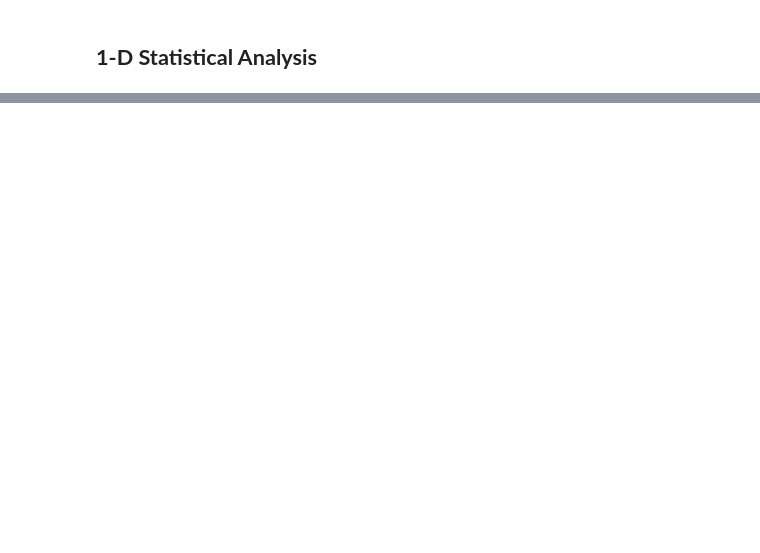
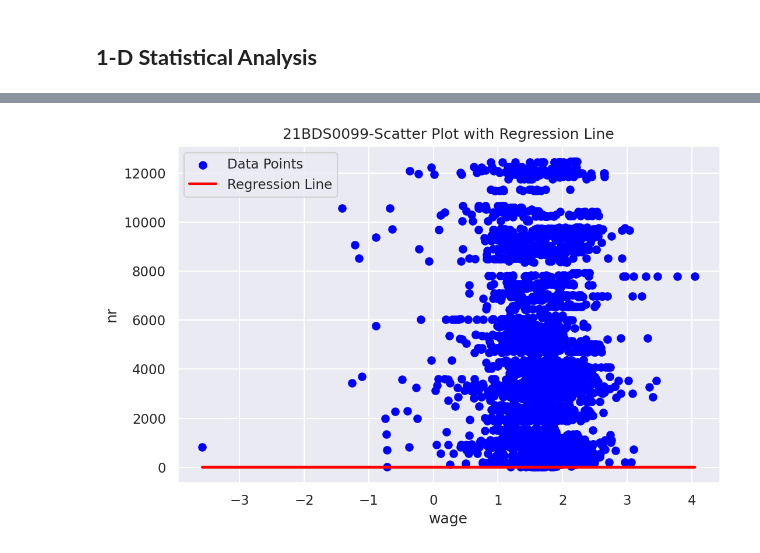
Before and after one commit to KrinithG/EDA_TH_21BDS0099, a Jupyter notebook: 21BDS0099.ipynb, the cells around one changed output, grey strips where cells are left out. Drawn from its saved outputs; the diff is of its cells as text; code cells hidden in the pictures; blank space fills up the shorter version.

```diff
--- a/21BDS0099.ipynb
+++ b/21BDS0099.ipynb
@@ -863,0 +872,12 @@ print(f"\n Regression Line: {'nr'} = {slope:.2f} × {'wage,'} + {intercept:.2f}"
+# %%
+# Scatter Plot with Regression Line
+plt.figure(figsize=(8, 5))
+plt.scatter(krinith_df['wage'], krinith_df['nr'], color="blue", label="Data Points")
+plt.plot(krinith_df['wage'], predicted_Y, color="red", linewidth=2, label="Regression Line")
+plt.xlabel('wage')
+plt.ylabel('nr')
+plt.title("21BDS0099-Scatter Plot with Regression Line")
+plt.legend()
+plt.show()
+# %% [output]
+[figure, added]
```
Also changed, not shown: parts of 45 cells of this notebook.
